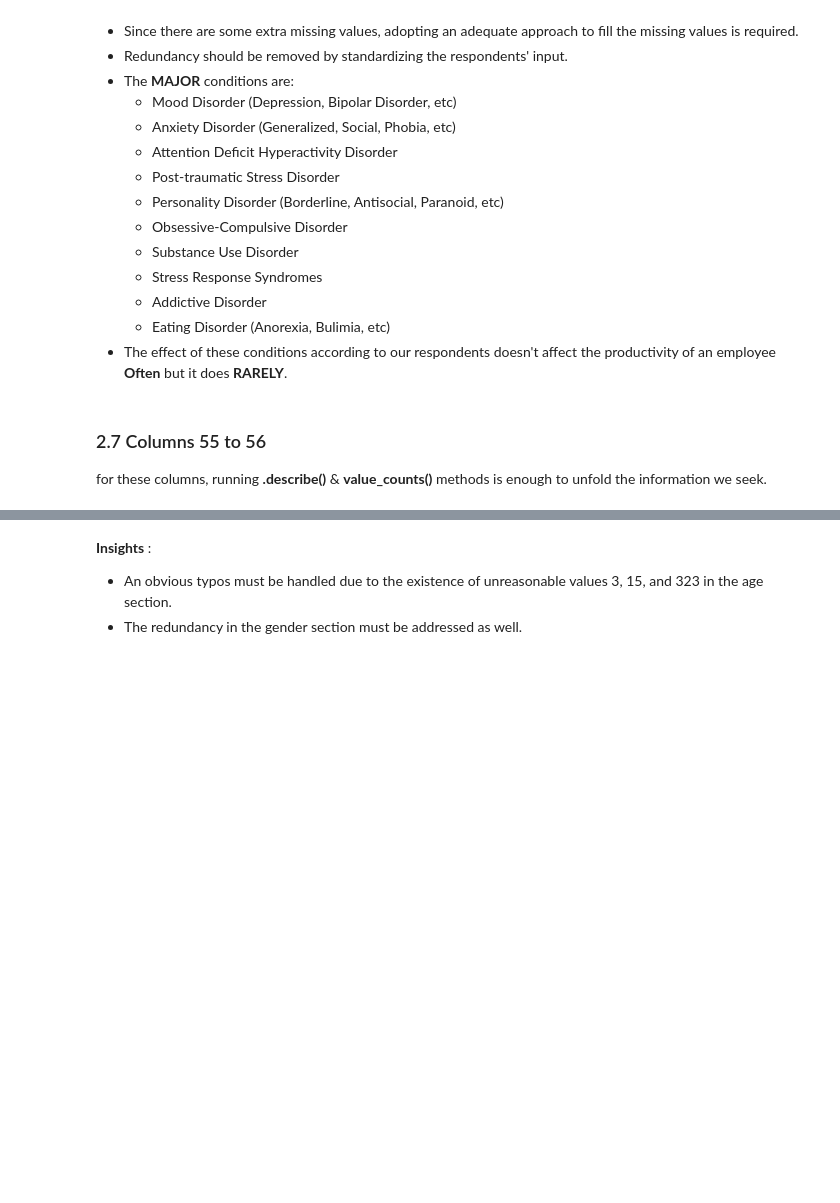
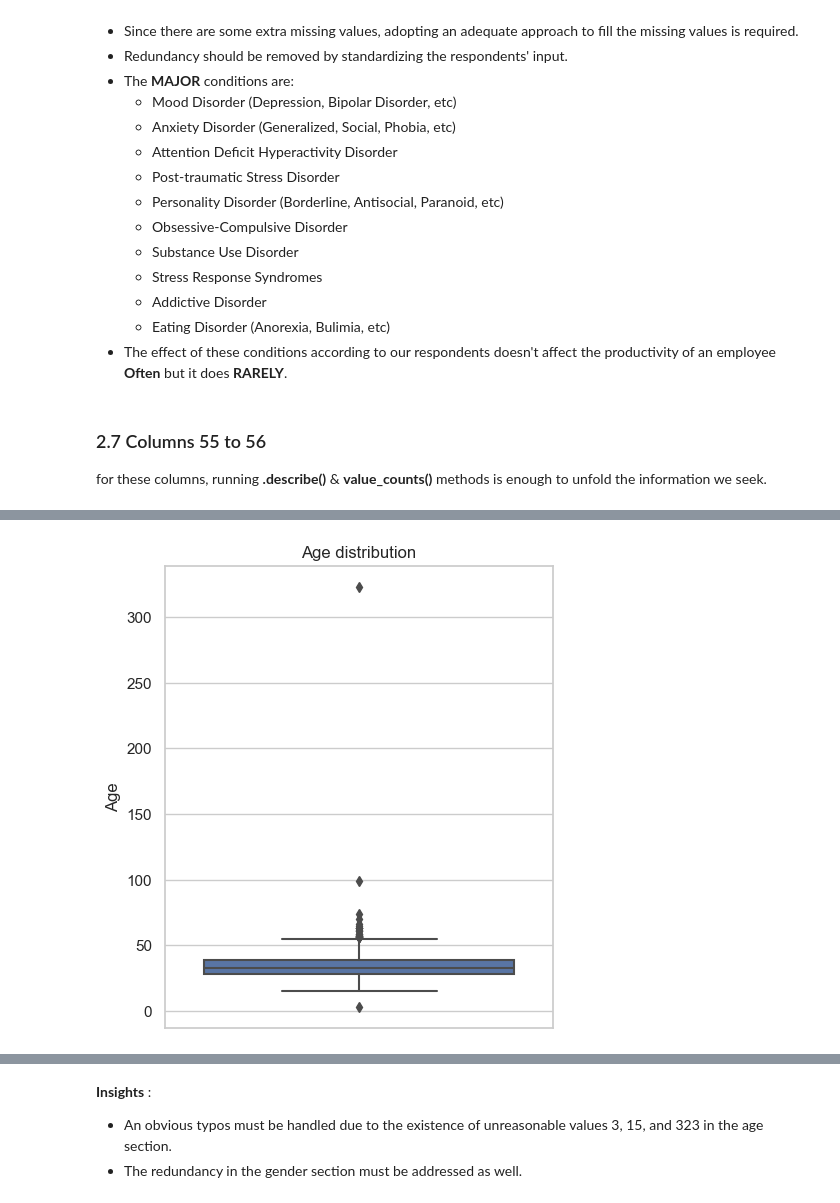
Before and after one commit to Alianger18/Projects_Portfolio, a Jupyter notebook: Project - Clustering/notebooks/MLUSL01.ipynb, the cells around one changed output, grey strips where cells are left out. Drawn from its saved outputs; the diff is of its cells as text; code cells hidden in the pictures; blank space fills up the shorter version.

```diff
--- a/Project - Clustering/notebooks/MLUSL01.ipynb
+++ b/Project - Clustering/notebooks/MLUSL01.ipynb
@@ -433,12 +595,13 @@ data["What is your age?"].describe()
 # %%
 # Create a box plot for the numerical column with outliers
 fig2= plt.figure(figsize=(5, 6))
 sns.boxplot(y='What is your age?', data=data)
 plt.title('Age distribution')
 plt.ylabel('Age')
-plt.set_ylim(1, None)
 plt.savefig('box_plot.png', bbox_inches='tight')  # Specify the file name and format
 plt.show()
+# %% [output]
+[figure, added]
 # %%
 import matplotlib.pyplot as plt
 import seaborn as sns
```
Also changed, not shown: parts of 20 cells of this notebook, 1 other file.
